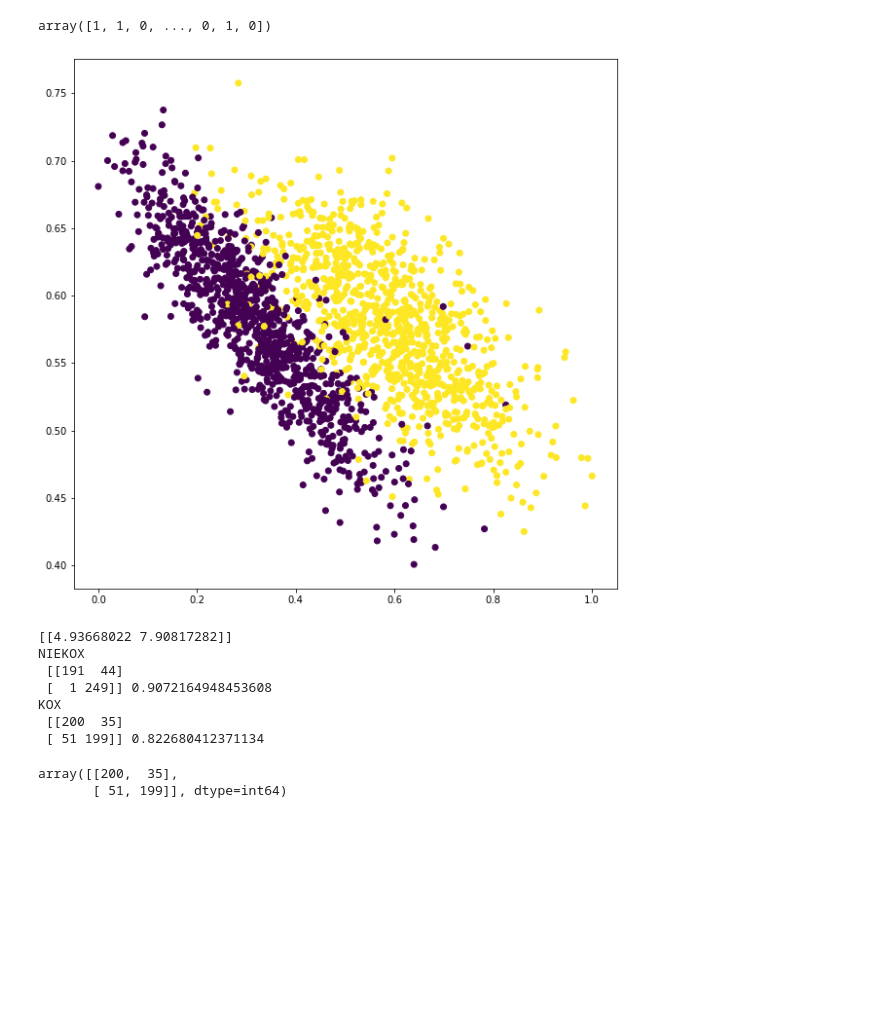
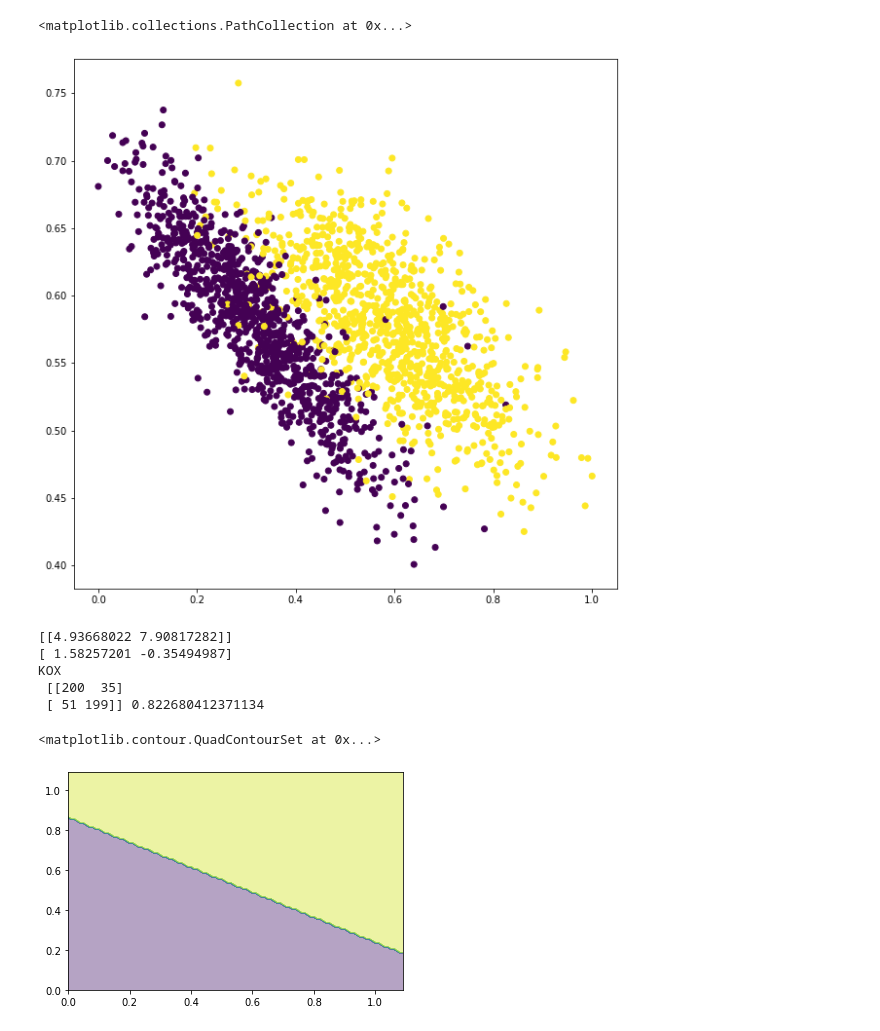
Before and after one commit to jakub-kowalik/PUM, a Jupyter notebook: lab2/lab2.ipynb, the cells around one changed output. Cells and saved outputs as stored; diff of their text form; code cells hidden in the pictures; blank space fills up the shorter version.

Commit message:
added contourf

```diff
--- a/lab2/lab2.ipynb
+++ b/lab2/lab2.ipynb
@@ -50,6 +51,7 @@ X, y = datasets.make_classification(n_features=2, random_state=seed, n_redundant
 
 X_train, X_test, y_train, y_test = train_test_split(X, y, train_size=train_split, test_size=test_split, random_state=seed)
 
+mesh = np.meshgrid(arange(0, 1.1, 0.01), arange(0, 1.1, 0.01))[0]
 
 
 X_train = my_normalize(X_train)
@@ -60,9 +62,8 @@ y_test = my_normalize(y_test)
 
 plt.figure(figsize=(10,10))
 plt.scatter(X_train[:, 0], X_train[:, 1], c=y_train)
-y
 # %% [output]
-array([1, 1, 0, ..., 0, 1, 0])
+<matplotlib.collections.PathCollection at 0x...>
 [figure]
 # %%
 def calculate_value(theta, pX):
@@ -70,40 +71,40 @@ def calculate_value(theta, pX):
 
 
 def label_data(data, mean):
     ans = list()
     for x in data:
         if x >= mean:
             ans.append(1.0)
         else:
             ans.append(0.0)
     return np.asarray(ans)
 
 model_ridge = RidgeClassifier(copy_X=True)
 model_ridge.fit(X_train, y_train)
 
 print(model_ridge.coef_)
+my_ridge = calculate_ridge(X_train, y_train, 0.1)
+print(my_ridge)
 
-my_ridge = calculate_ridge(X_train, y_train, 0.1)
-
-predict = model_ridge.predict(X_test)
+predict = model_ridge.predict(c_[mesh.ravel(), mesh.T.ravel()]).reshape(mesh.shape)
 y_predicted = calculate_value(my_ridge, X_test)
 
 mean = np.mean(y_predicted)
 
-conf = confusion_matrix(y_test, predict)
-print("NIEKOX\n", conf, accuracy_score(y_test, predict))
+# conf = confusion_matrix(y_test, predict)
+# print("NIEKOX\n", conf, accuracy_score(y_test, predict))
 
 huj = label_data(y_predicted, mean)
 conf = confusion_matrix(y_test, huj)
 print("KOX \n",conf, accuracy_score(y_test, huj))
 conf
+
+plt.contourf(mesh, mesh.T, predict, alpha=0.4)
 # %% [output]
 [[4.93668022 7.90817282]]
-NIEKOX
- [[191  44]
- [  1 249]] 0.9072164948453608
+[ 1.58257201 -0.35494987]
 KOX
  [[200  35]
  [ 51 199]] 0.822680412371134
-array([[200,  35],
-       [ 51, 199]], dtype=int64)
+<matplotlib.contour.QuadContourSet at 0x...>
+[figure, added]
```
Also changed, not shown: parts of 1 cell of this notebook.
